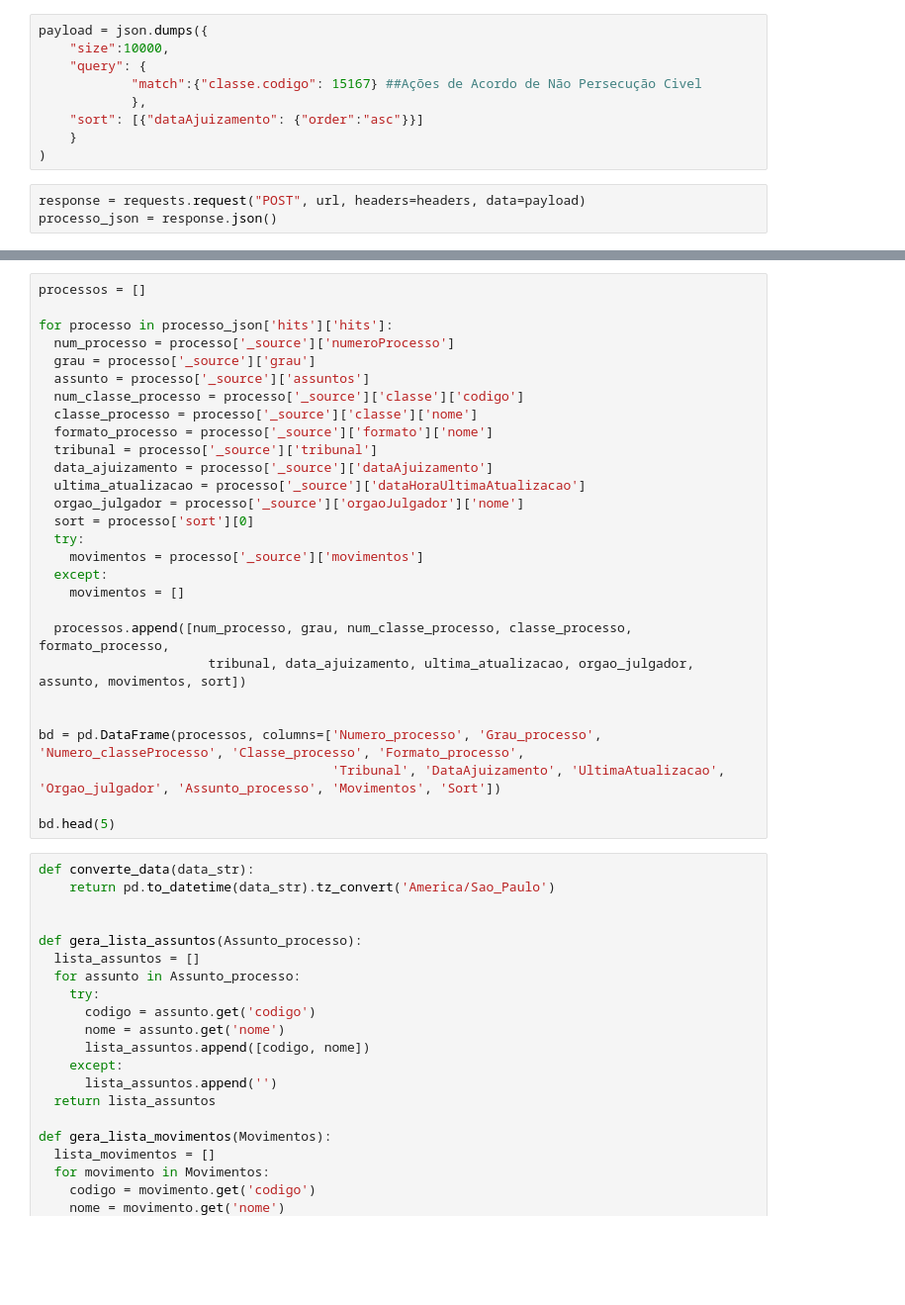
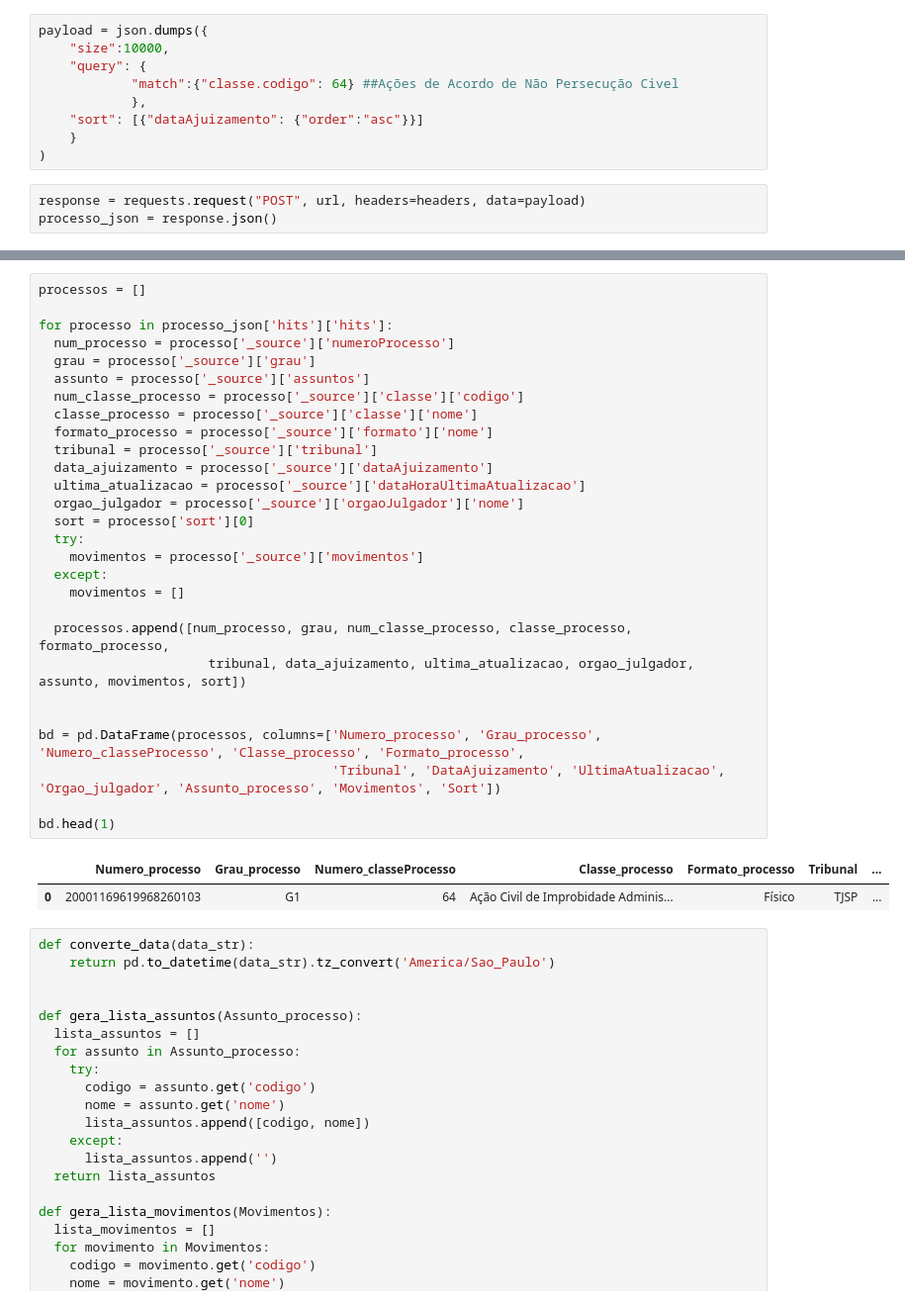
Before and after one commit to mtharruda/TJ_Scrapers, a Jupyter notebook: TJSP.ipynb, the cells around one changed output, grey strips where cells are left out. Shown at 99% size. Saved outputs shown, nothing was run; the diff lists cells and outputs as text; blank space fills up the shorter version.

```diff
--- a/TJSP.ipynb
+++ b/TJSP.ipynb
@@ -321,7 +362,7 @@ headers = {
 payload = json.dumps({
     "size":10000,
     "query": {
-            "match":{"classe.codigo": 15167} ##Ações de Acordo de Não Persecução Civel
+            "match":{"classe.codigo": 64} ##Ações de Acordo de Não Persecução Civel
             },
     "sort": [{"dataAjuizamento": {"order":"asc"}}]
     }
@@ -336,31 +397,34 @@ processo_json['hits']['hits'][0]
 # %%
 processos = []
 
 for processo in processo_json['hits']['hits']:
   num_processo = processo['_source']['numeroProcesso']
   grau = processo['_source']['grau']
   assunto = processo['_source']['assuntos']
   num_classe_processo = processo['_source']['classe']['codigo']
   classe_processo = processo['_source']['classe']['nome']
   formato_processo = processo['_source']['formato']['nome']
   tribunal = processo['_source']['tribunal']
   data_ajuizamento = processo['_source']['dataAjuizamento']
   ultima_atualizacao = processo['_source']['dataHoraUltimaAtualizacao']
   orgao_julgador = processo['_source']['orgaoJulgador']['nome']
   sort = processo['sort'][0]
   try:
     movimentos = processo['_source']['movimentos']
   except:
     movimentos = []
 
   processos.append([num_processo, grau, num_classe_processo, classe_processo, formato_processo,
                       tribunal, data_ajuizamento, ultima_atualizacao, orgao_julgador, assunto, movimentos, sort])
 
 
 bd = pd.DataFrame(processos, columns=['Numero_processo', 'Grau_processo', 'Numero_classeProcesso', 'Classe_processo', 'Formato_processo',
                                       'Tribunal', 'DataAjuizamento', 'UltimaAtualizacao', 'Orgao_julgador', 'Assunto_processo', 'Movimentos', 'Sort'])
 
-bd.head(5)
+bd.head(1)
+# %% [output]
+|  | Numero_processo | Grau_processo | Numero_classeProcesso | Classe_processo | Formato_processo | Tribunal | ... |
+| 0 | 20001169619968260103 | G1 | 64 | Ação Civil de Improbidade Adminis... | Físico | TJSP | ... |
 # %%
 def converte_data(data_str):
     return pd.to_datetime(data_str).tz_convert('America/Sao_Paulo')
```
Also changed, not shown: parts of 19 cells of this notebook, 1 other file.
